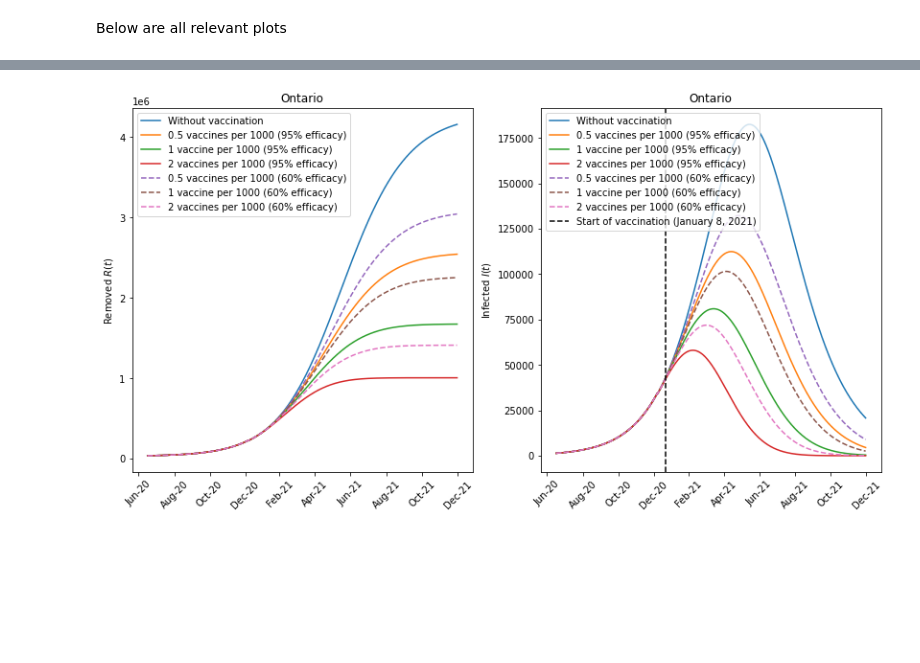
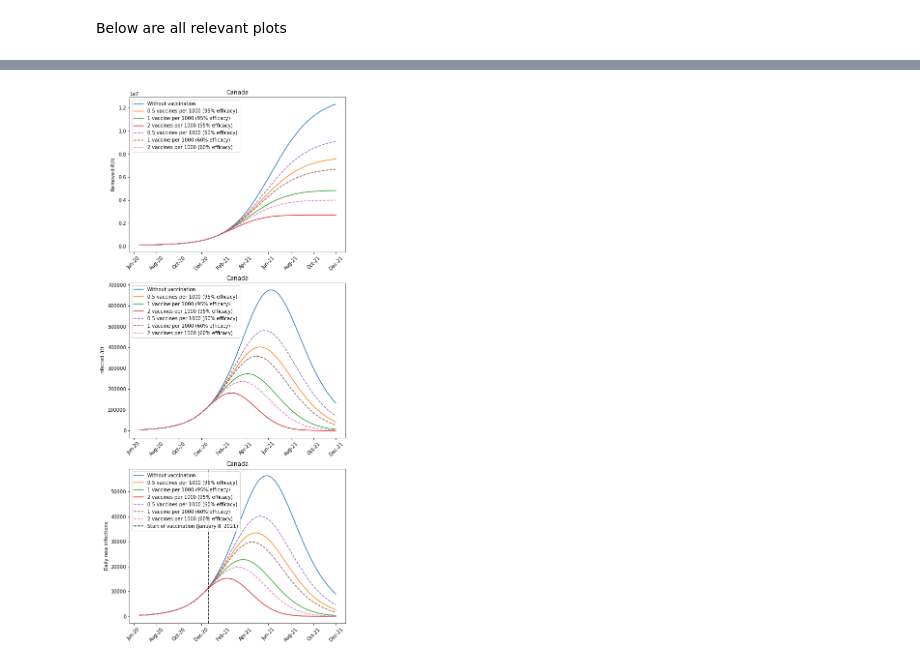
Before and after one commit to PoldeDalmau/SIR_COVID, a Jupyter notebook: Example_Canada.ipynb, the cells around one changed output, grey strips where cells are left out. Saved outputs shown, nothing was run; the diff lists cells and outputs as text; code cells hidden in the pictures; blank space fills up the shorter version.

Commit message:
Update to simulate and plot daily new infections from Canada data

```diff
--- a/Example_Canada.ipynb
+++ b/Example_Canada.ipynb
@@ -19,7 +19,7 @@ Below we take real data for removed in Ontario, Canada
 (The real data covers the period between July 17, 2020 and January 8, 2021)
 # %%
 places = {0 : 'Canada', 1: 'Ontario', 2: 'Quebec', 3: 'British Columbia', 4: 'Alberta', 5: 'Saskatchewan', 6: 'Manitoba'}
-i = 1
+i = 0
 place = places[i]
 N = populations[i]*1e6
 start, end = 144, 319    # Chosen to match dates analyzed in literature (144, 319)
@@ -102,6 +102,7 @@ u = 0
 alpha = 0
 ret = odeint(deriv, y0, t, args=(beta, gamma))
 S_bef, I_bef, R_bef, V_bef = ret.T
+daily_I_bef = beta*S_bef*I_bef/N
 #vaccines from day 176
 I0, R0, V0 = I_bef[-1], R_bef[-1], 0
 S0 = N - I0 - R0 - V0
@@ -113,19 +114,24 @@ u_explain = ['Without vaccination', '0.5 vaccines per 1000 (95% efficacy)', '1 v
 alpha = [0, 0.95, 0.95, 0.95, 0.60, 0.60, 0.60]
 R_aft = []
 I_aft = []
+daily_I_aft = []
 ret_final = []
 R_final = []
 I_final = []
+daily_I_final = []
 for i in range(7):
     ret_new = odeint(deriv_new, y0, t, args=(beta, gamma))
     ret_v.append(ret_new)
-    _, I_dummy, R_dummy, _ = ret_new.T
+    S_dummy, I_dummy, R_dummy, _ = ret_new.T
+    daily_I_dummy = beta*S_dummy*I_dummy/N
     R_aft.append(R_dummy)
     I_aft.append(I_dummy)
+    daily_I_aft.append(daily_I_dummy)
 
     ret_final.append(np.concatenate((ret, ret_v[i]), axis=0, out=None))
     R_final.append(np.concatenate((R_bef, R_aft[i]), axis=0, out=None))
     I_final.append(np.concatenate((I_bef, I_aft[i]), axis=0, out=None))
+    daily_I_final.append(np.concatenate((daily_I_bef, daily_I_aft[i]), axis=0, out=None))
 # %%
 plotdataandfits()
 # %% [output]
@@ -134,31 +140,38 @@ plotdataandfits()
 # %%
 # Predictions of vaccine kicking in on the 8th of January 2021
 
 real_t = pd.date_range(start="2020-07-17",end="2021-12-31")
-fig, (ax1, ax2) = plt.subplots(1, 2, figsize=(14,7))
+fig, (ax1, ax2, ax3) = plt.subplots(3, 1, figsize=(8,20))
 
 for i in range(7):
 
     if i > 3:
         ax1.plot(real_t,R_final[i], label = str(u_explain[i]), linestyle = '--')
         ax2.plot(real_t,I_final[i], label = str(u_explain[i]), linestyle = '--')
+        ax3.plot(real_t,daily_I_final[i], label = str(u_explain[i]), linestyle = '--')
     else:
         ax1.plot(real_t,R_final[i], label = str(u_explain[i]))
         ax2.plot(real_t,I_final[i], label = str(u_explain[i]))
+        ax3.plot(real_t,daily_I_final[i], label = str(u_explain[i]))
     ax1.set_ylabel('Removed $R(t)$')
     ax2.set_ylabel('Infected $I(t)$')
+    ax3.set_ylabel('Daily new infections')
 
 ax1.xaxis.set_major_formatter(DateFormatter('%b-%y'))
 ax2.xaxis.set_major_formatter(DateFormatter('%b-%y'))
+ax3.xaxis.set_major_formatter(DateFormatter('%b-%y'))
 
 ax1.set_title(place)
 ax2.set_title(place)
+ax3.set_title(place)
 ax1.tick_params('x', labelrotation=45)
 ax2.tick_params('x', labelrotation=45)
+ax3.tick_params('x', labelrotation=45)
 
 plt.axvline(pd.Timestamp('2021-01-21'),color='k', linestyle = '--', label = 'Start of vaccination (January 8, 2021)')
 ax1.legend()
 ax2.legend()
+ax3.legend()
 plt.show()
 # %% [output]
-[figure, old version]
+[figure, new version]
```
Also changed, not shown: parts of 5 cells of this notebook.
